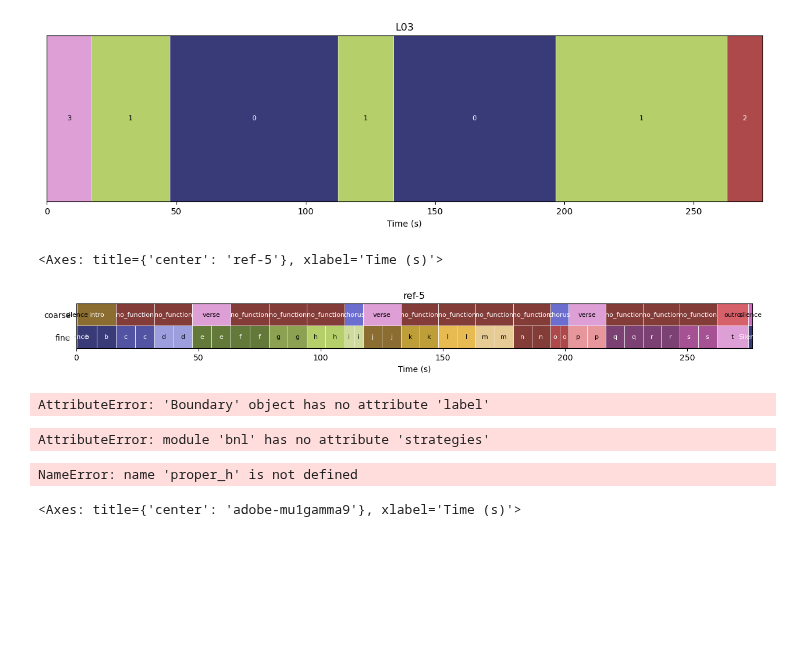
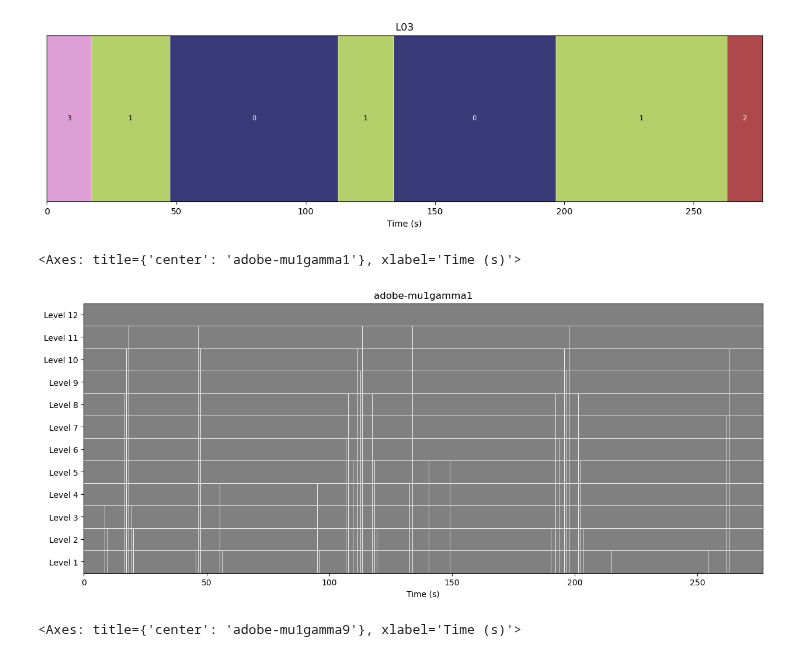
Before and after one commit to tomxi/bnl, a Jupyter notebook: notebooks/development.ipynb, the cells around one changed output. Cells and saved outputs as stored; diff of their text form; code cells hidden in the pictures; blank space fills up the shorter version.

```diff
--- a/notebooks/development.ipynb
+++ b/notebooks/development.ipynb
@@ -33,27 +42,15 @@ est[3].plot()
 <Axes: title={'center': 'L03'}, xlabel='Time (s)'>
 [figure]
 [figure]
-# %%
-ref = track.load_annotation("reference")
-ref.plot()
-# %% [output]
-<Axes: title={'center': 'ref-5'}, xlabel='Time (s)'>
-[figure, removed]
-# %%
-bnl.ops.naive_salience(est).label_context
-# %% [output]
-AttributeError: 'Boundary' object has no attribute 'label'
+# %%
+bc = bnl.ops.default_salience(est)
+mono_ms = bnl.ops.default_labeling(bc)
+mono_ms.plot()
+# %% [output]
+<Axes: title={'center': 'adobe-mu1gamma1'}, xlabel='Time (s)'>
+[figure, added]
 # %%
 # up next to write to_hierarchy
-# %%
-rated_b = bnl.strategies.CoarsestNonzeroStrategy().calculate(est)
-proper_h = bnl.strategies.DirectSynthesisStrategy().quantize(rated_b)
-# %% [output]
-AttributeError: module 'bnl' has no attribute 'strategies'
-# %%
-proper_h.plot()
-# %% [output]
-NameError: name 'proper_h' is not defined
 # %%
 est.plot()
 # %% [output]
```
Also changed, not shown: parts of 4 cells of this notebook, 1 other file.
